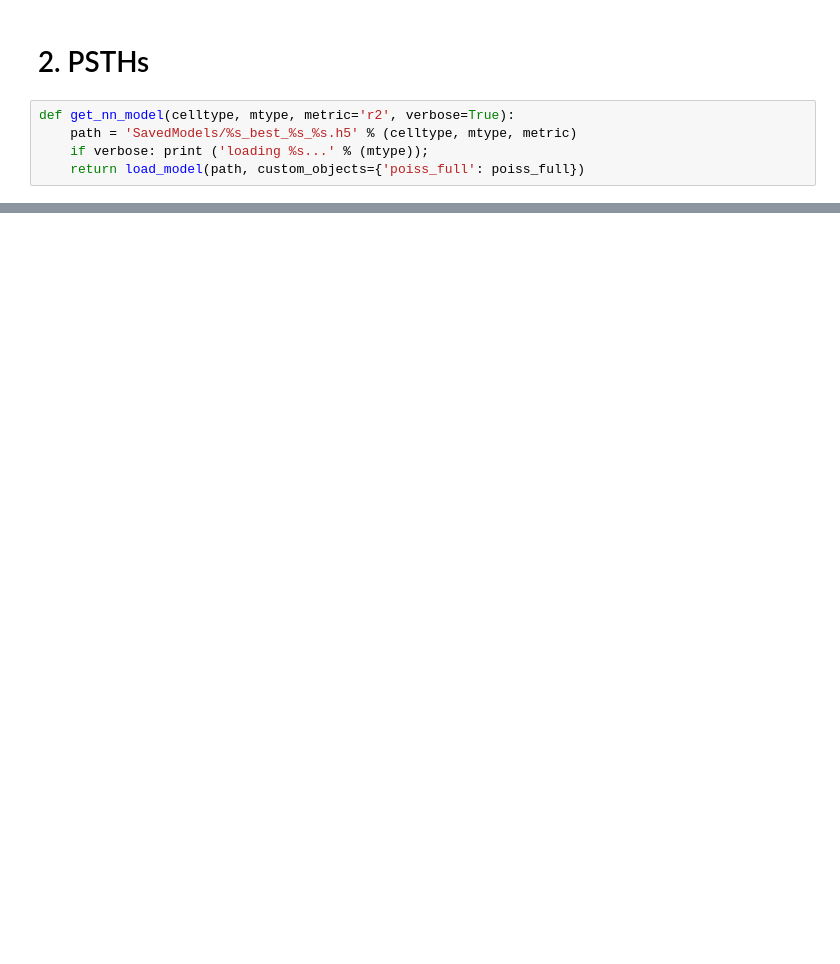
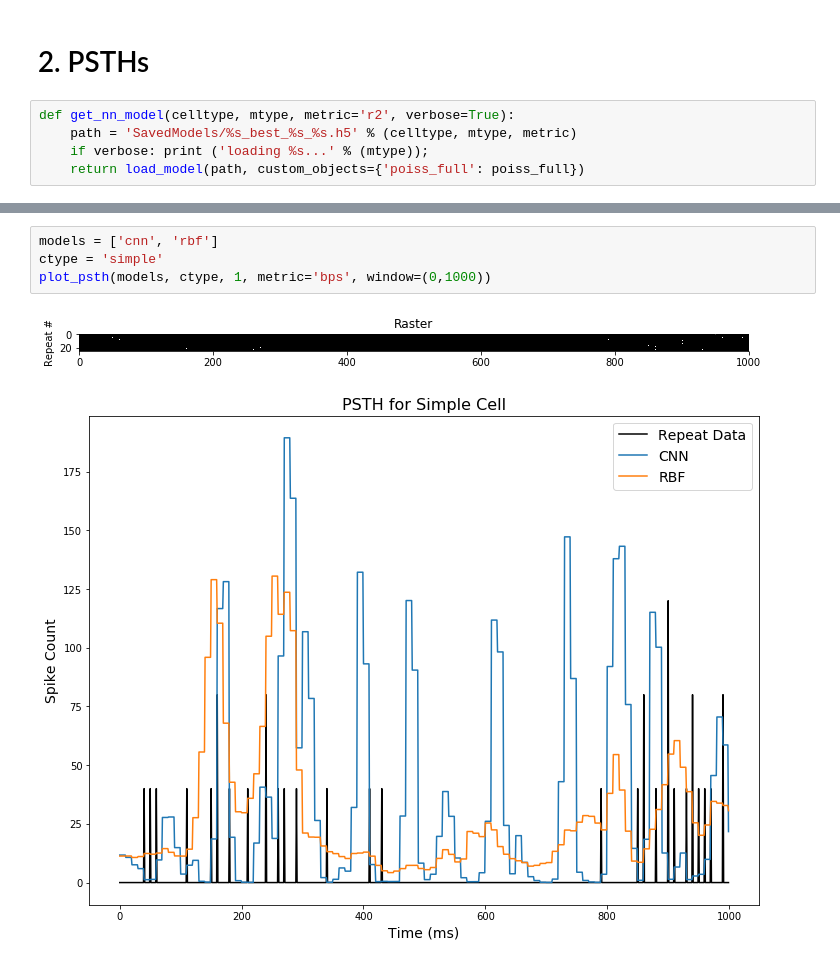
Before and after one commit to tedmoskovitz/DeepEncoding, a Jupyter notebook: Visualization.ipynb, the cells around one changed output, grey strips where cells are left out. Saved outputs shown, nothing was run; the diff lists cells and outputs as text; blank space fills up the shorter version.

```diff
--- a/Visualization.ipynb
+++ b/Visualization.ipynb
@@ -119,4 +186,11 @@ def plot_psth(models, celltype, cell_num, metric='r2', data=None, window=(0,-1))
     plt.legend(fontsize=14)
     plt.title('PSTH for %s Cell' % (celltype[0].upper()+celltype[1:]), fontsize=16)
     plt.show()
+# %%
+models = ['cnn', 'rbf']
+ctype = 'simple'
+plot_psth(models, ctype, 1, metric='bps', window=(0,1000))
+# %% [output]
+[figure, added]
+[figure, added]
 # %%
```
Also changed, not shown: parts of 18 cells of this notebook.
